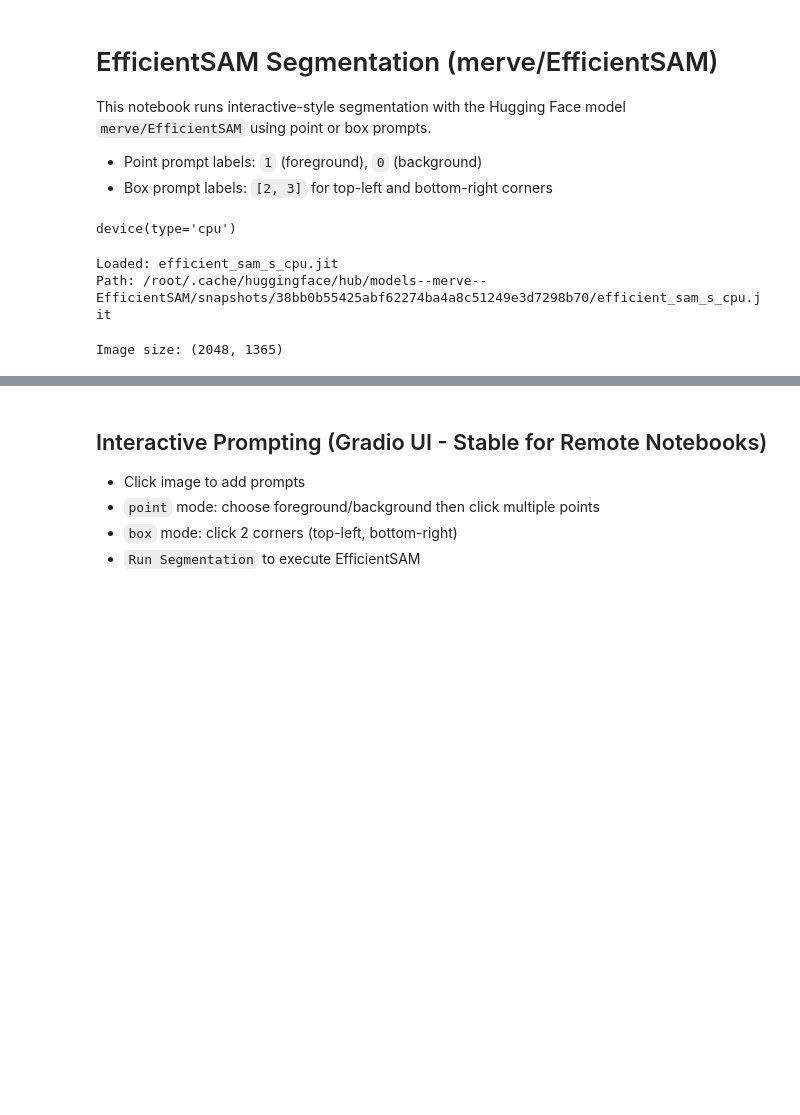
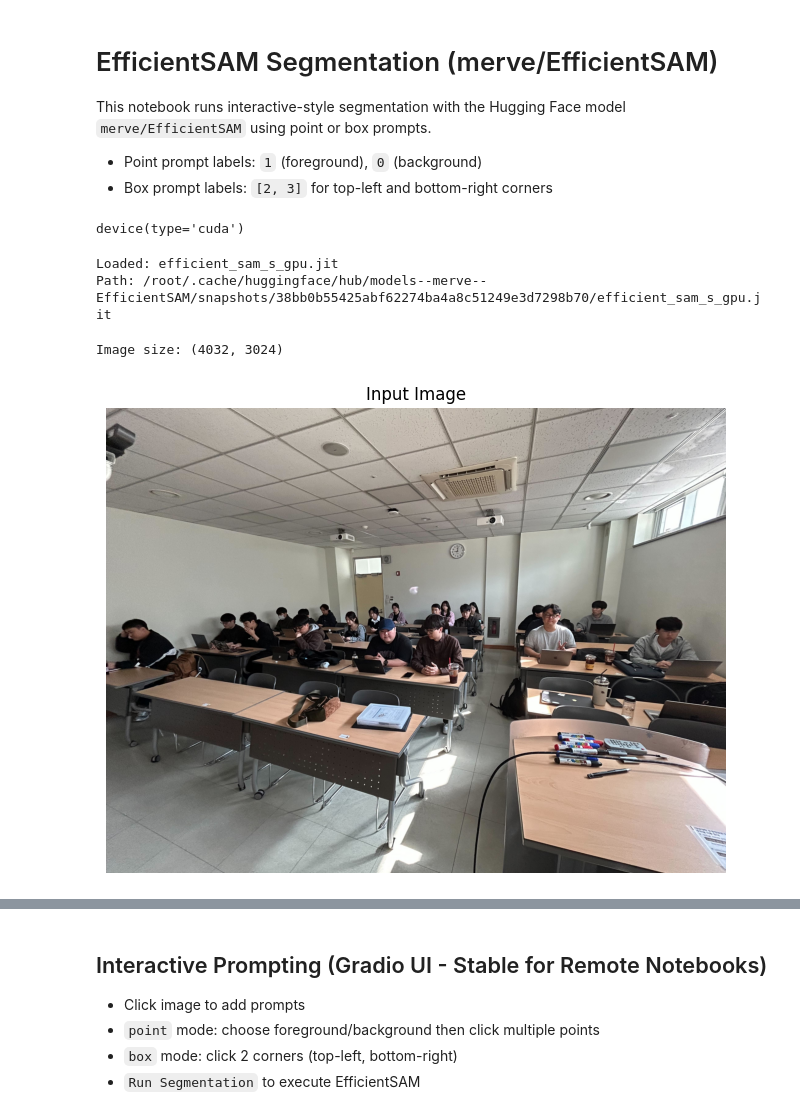
Before and after one commit to HahnGyuTak/DL-project, a Jupyter notebook: efficientsam_segmentation.ipynb, the cells around one changed output, grey strips where cells are left out. Cells and saved outputs as stored; diff of their text form; code cells hidden in the pictures; blank space fills up the shorter version.

```diff
--- a/efficientsam_segmentation.ipynb
+++ b/efficientsam_segmentation.ipynb
@@ -13,46 +13,23 @@ from PIL import Image
 from torchvision.transforms import ToTensor
 from huggingface_hub import hf_hub_download
 
-device = torch.device('cuda' if torch.cuda.is_available() else 'cpu')
+device = torch.device('cuda')
 device
 # %% [output]
-device(type='cpu')
+device(type='cuda')
-# %%
-REPO_ID = 'merve/EfficientSAM'
-
-# Always re-evaluate at load time (prevents stale device state across reruns).
-preferred_device = torch.device('cuda' if torch.cuda.is_available() else 'cpu')
-device = preferred_device
-load_log = []
-
-model = None
-loaded_checkpoint = None
-
-if preferred_device.type == 'cuda':
-    try:
-        gpu_ckpt = hf_hub_download(repo_id=REPO_ID, filename='efficient_sam_s_gpu.jit')
-        model = torch.jit.load(gpu_ckpt, map_location='cuda')
-        loaded_checkpoint = 'efficient_sam_s_gpu.jit'
-        load_log.append('GPU checkpoint loaded successfully.')
-    except Exception as e:
-        load_log.append(f'GPU load failed -> fallback to CPU. reason: {type(e).__name__}: {e}')
-        device = torch.device('cpu')
-
-if model is None:
-    cpu_ckpt = hf_hub_download(repo_id=REPO_ID, filename='efficient_sam_s_cpu.jit')
-    model = torch.jit.load(cpu_ckpt, map_location='cpu')
-    loaded_checkpoint = 'efficient_sam_s_cpu.jit'
-
-model.eval()
-
-print(f'Preferred device: {preferred_device}')
-print(f'Runtime device:   {device}')
-print(f'Loaded checkpoint: {loaded_checkpoint}')
-for line in load_log:
-    print('-', line)
-# %% [output]
-Loaded: efficient_sam_s_cpu.jit
-Path: /root/.cache/huggingface/hub/models--merve--EfficientSAM/snapshots/38bb0b55425abf62274ba4a8c51249e3d7298b70/efficient_sam_s_cpu.jit
+# %%
+REPO_ID = 'merve/EfficientSAM'
+checkpoint_file = 'efficient_sam_s_gpu.jit' if torch.cuda.is_available() else 'efficient_sam_s_cpu.jit'
+checkpoint_path = hf_hub_download(repo_id=REPO_ID, filename=checkpoint_file)
+
+model = torch.jit.load(checkpoint_path, map_location=device)
+model.eval();
+
+print(f'Loaded: {checkpoint_file}')
+print(f'Path: {checkpoint_path}')
+# %% [output]
+Loaded: efficient_sam_s_gpu.jit
+Path: /root/.cache/huggingface/hub/models--merve--EfficientSAM/snapshots/38bb0b55425abf62274ba4a8c51249e3d7298b70/efficient_sam_s_gpu.jit
 # %%
 def _resize_longest_side(image: Image.Image, target_size: int = 1024):
     w, h = image.size
@@ -126,16 +103,20 @@ def show_overlay(image: Image.Image, mask, points=None, box=None, title='Segment
 # %%
 # Load example image (you can replace this with your own path).
 # Example for local image:
 # image = Image.open('/path/to/your_image.jpg').convert('RGB')
 
-image_url = 'https://huggingface.co/spaces/yunyangx/EfficientSAM/resolve/main/examples/image1.jpg'
-image = Image.open(__import__('urllib.request').request.urlopen(image_url)).convert('RGB')
+# image_url = 'https://huggingface.co/spaces/yunyangx/EfficientSAM/resolve/main/examples/image1.jpg'
+# image = Image.open(__import__('urllib.request').request.urlopen(image_url)).convert('RGB')
+
+img_path = 'xai506_example_image.jpg'
+image = Image.open(img_path).convert('RGB')
 
 print('Image size:', image.size)
 plt.figure(figsize=(8, 8))
 plt.imshow(image)
 plt.title('Input Image')
 plt.axis('off')
 plt.show()
 # %% [output]
-Image size: (2048, 1365)
+Image size: (4032, 3024)
+[figure, added]
```
Also changed, not shown: parts of 4 cells of this notebook, 3 other files.
